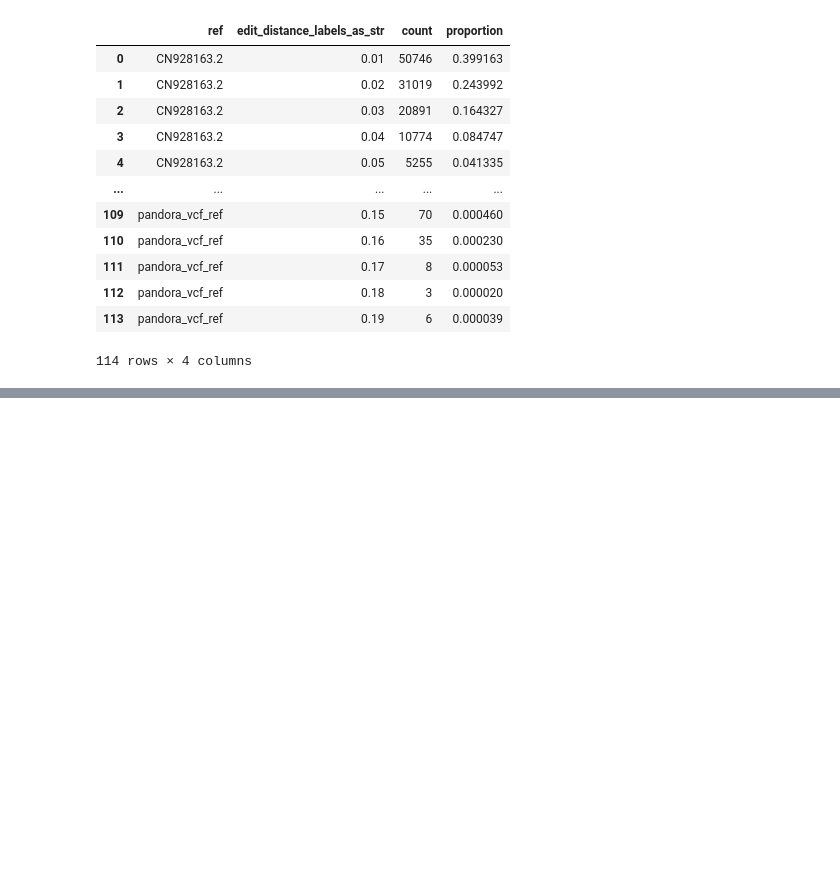
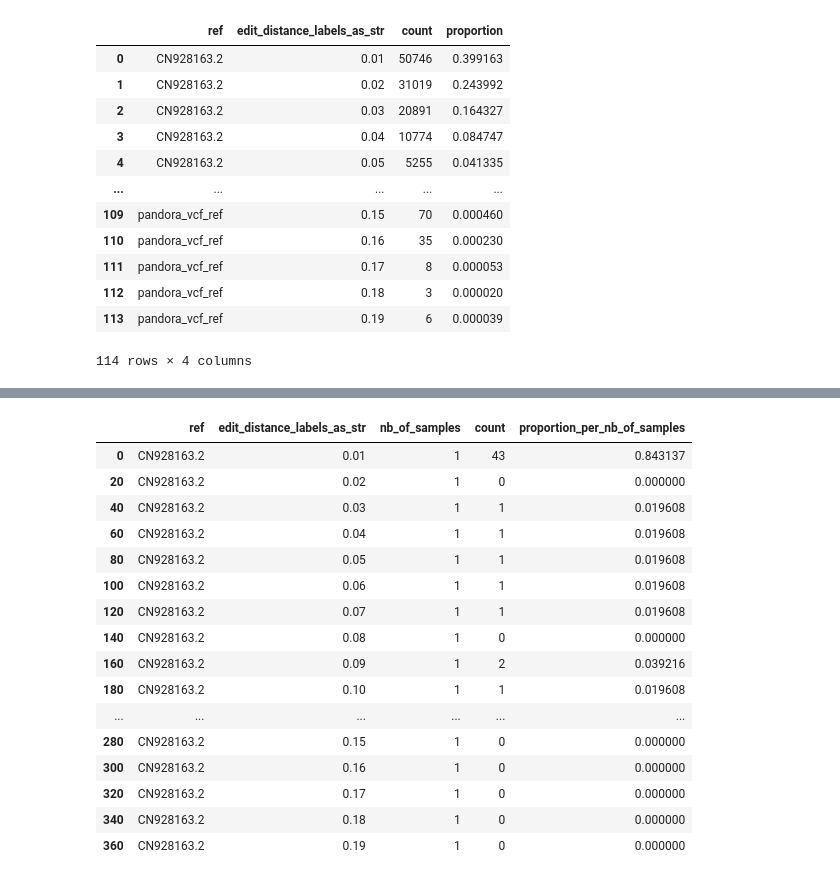
Before and after one commit to leoisl/pandora_gene_distance, a Jupyter notebook: notebooks/gene_plots/gene_plots.ipynb, the cells around one changed output, grey strips where cells are left out. Saved outputs shown, nothing was run; the diff lists cells and outputs as text; code cells hidden in the pictures; blank space fills up the shorter version.

```diff
--- a/notebooks/gene_plots/gene_plots.ipynb
+++ b/notebooks/gene_plots/gene_plots.ipynb
@@ -262,4 +297,24 @@ counted_genes_by_gene_ref_and_ED
 | 2278 | pandora_vcf_ref | 0.19 | 19 | 0 |
 | 2279 | pandora_vcf_ref | 0.19 | 20 | 0 |
 2280 rows × 4 columns
+# %%
+counted_genes_by_ref_ED_samples.query("ref=='CN928163.2' & nb_of_samples==1")
+# %% [output]
+|  | ref | edit_distance_labels_as_str | nb_of_samples | count | proportion_per_nb_of_samples |
+| 0 | CN928163.2 | 0.01 | 1 | 43 | 0.843137 |
+| 20 | CN928163.2 | 0.02 | 1 | 0 | 0.000000 |
+| 40 | CN928163.2 | 0.03 | 1 | 1 | 0.019608 |
+| 60 | CN928163.2 | 0.04 | 1 | 1 | 0.019608 |
+| 80 | CN928163.2 | 0.05 | 1 | 1 | 0.019608 |
+| 100 | CN928163.2 | 0.06 | 1 | 1 | 0.019608 |
+| 120 | CN928163.2 | 0.07 | 1 | 1 | 0.019608 |
+| 140 | CN928163.2 | 0.08 | 1 | 0 | 0.000000 |
+| 160 | CN928163.2 | 0.09 | 1 | 2 | 0.039216 |
+| 180 | CN928163.2 | 0.10 | 1 | 1 | 0.019608 |
+| ... | ... | ... | ... | ... | ... |
+| 280 | CN928163.2 | 0.15 | 1 | 0 | 0.000000 |
+| 300 | CN928163.2 | 0.16 | 1 | 0 | 0.000000 |
+| 320 | CN928163.2 | 0.17 | 1 | 0 | 0.000000 |
+| 340 | CN928163.2 | 0.18 | 1 | 0 | 0.000000 |
+| 360 | CN928163.2 | 0.19 | 1 | 0 | 0.000000 |
 # %%
```
Also changed, not shown: parts of 8 cells of this notebook.
